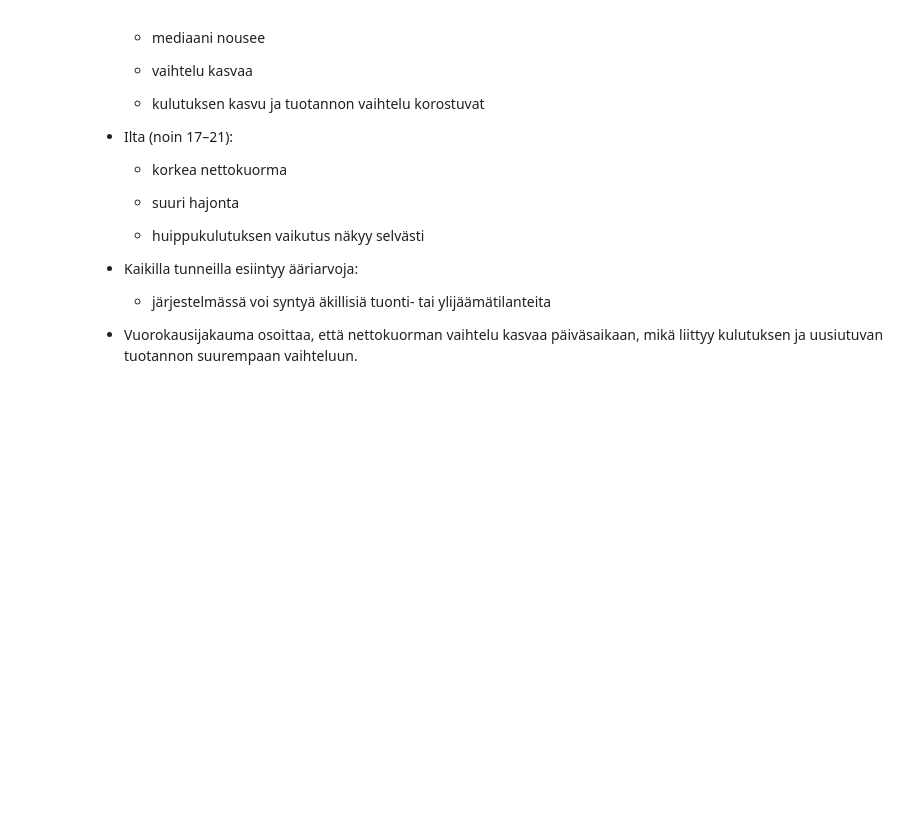
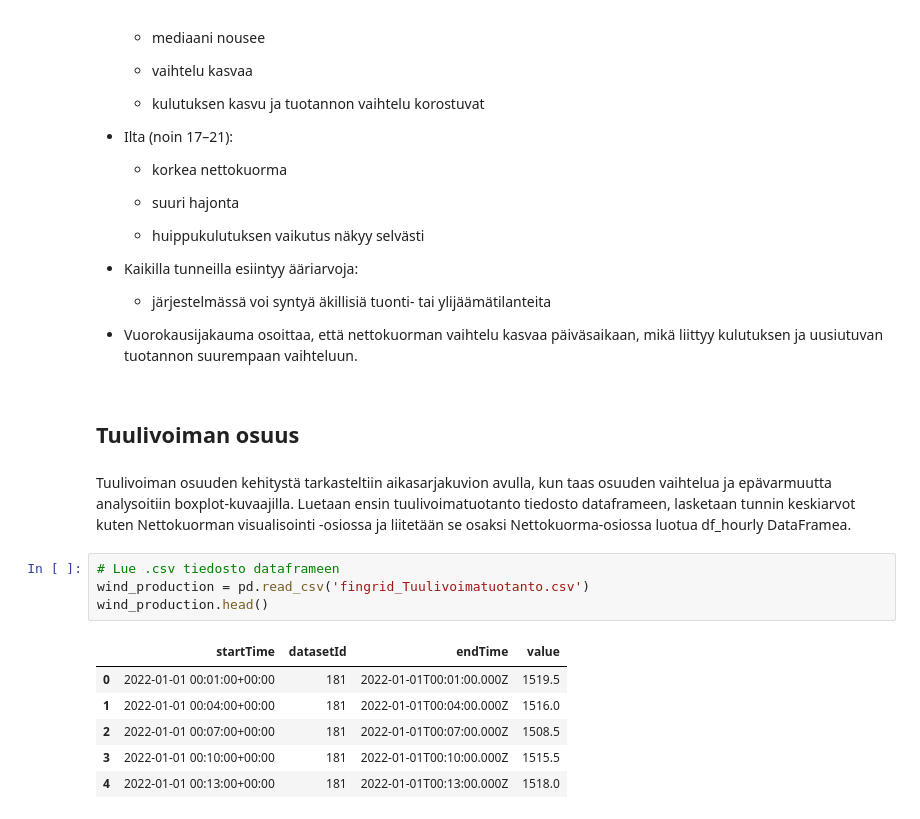
Before and after one commit to Santtulah/thesis, a Jupyter notebook: fingrid.ipynb, the cells around one changed output. Saved outputs shown, nothing was run; the diff lists cells and outputs as text; blank space fills up the shorter version.

```diff
--- a/fingrid.ipynb
+++ b/fingrid.ipynb
@@ -604,3 +604,18 @@ plt.show()
     * järjestelmässä voi syntyä äkillisiä tuonti- tai ylijäämätilanteita
 
 * Vuorokausijakauma osoittaa, että nettokuorman vaihtelu kasvaa päiväsaikaan, mikä liittyy kulutuksen ja uusiutuvan tuotannon suurempaan vaihteluun.
+# %% [markdown]
+## Tuulivoiman osuus
+# %% [markdown]
+Tuulivoiman osuuden kehitystä tarkasteltiin aikasarjakuvion avulla, kun taas osuuden vaihtelua ja epävarmuutta analysoitiin boxplot-kuvaajilla. Luetaan ensin tuulivoimatuotanto tiedosto dataframeen, lasketaan tunnin keskiarvot kuten Nettokuorman visualisointi -osiossa ja liitetään se osaksi Nettokuorma-osiossa luotua df_hourly DataFramea.
+# %%
+# Lue .csv tiedosto dataframeen
+wind_production = pd.read_csv('fingrid_Tuulivoimatuotanto.csv')
+wind_production.head()
+# %% [output]
+|  | startTime | datasetId | endTime | value |
+| 0 | 2022-01-01 00:01:00+00:00 | 181 | 2022-01-01T00:01:00.000Z | 1519.5 |
+| 1 | 2022-01-01 00:04:00+00:00 | 181 | 2022-01-01T00:04:00.000Z | 1516.0 |
+| 2 | 2022-01-01 00:07:00+00:00 | 181 | 2022-01-01T00:07:00.000Z | 1508.5 |
+| 3 | 2022-01-01 00:10:00+00:00 | 181 | 2022-01-01T00:10:00.000Z | 1515.5 |
+| 4 | 2022-01-01 00:13:00+00:00 | 181 | 2022-01-01T00:13:00.000Z | 1518.0 |
```
Also changed, not shown: parts of 16 cells of this notebook.
